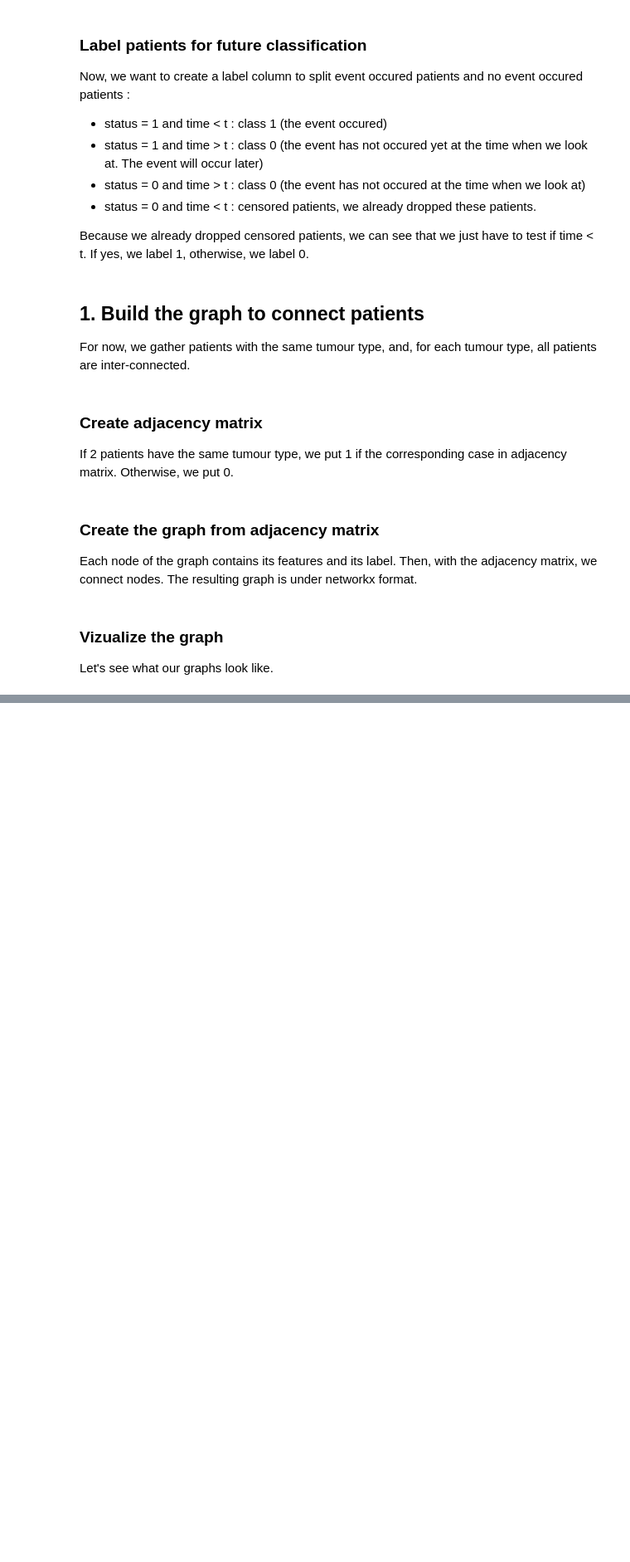
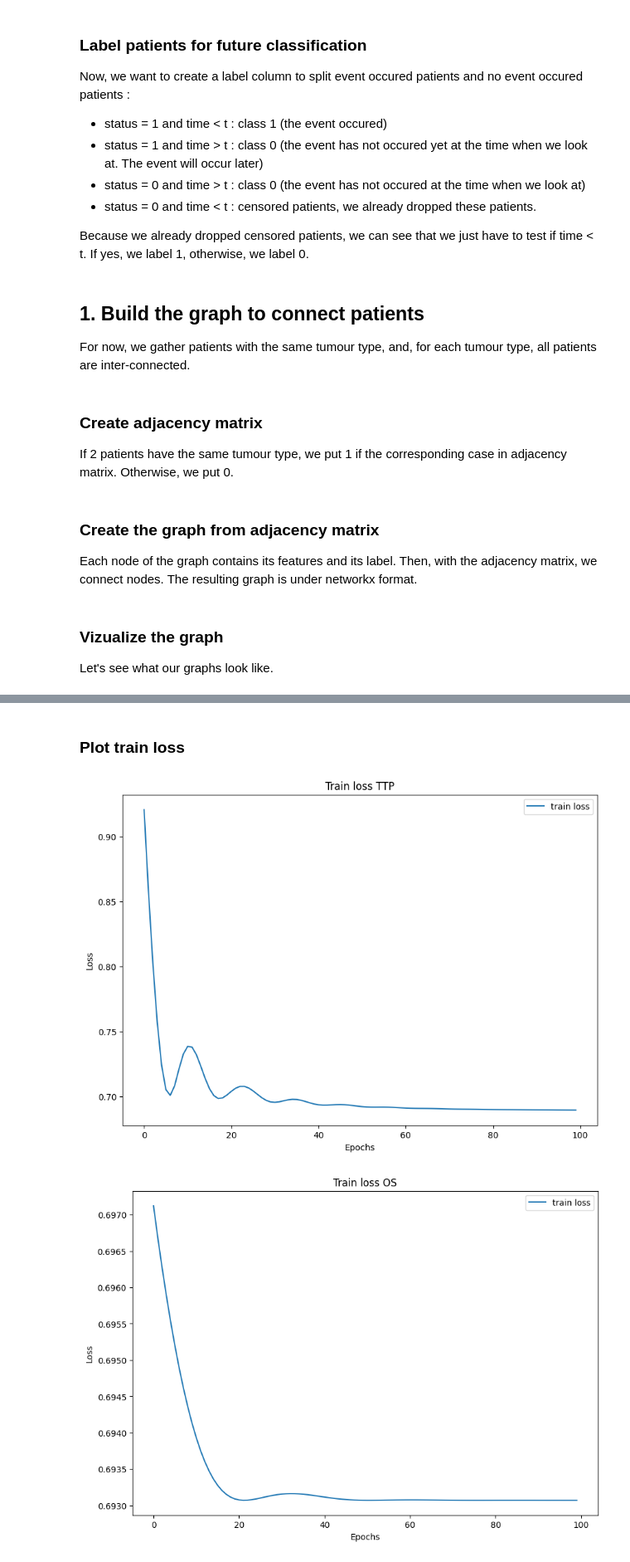
Before and after one commit to Arthur8754/mutational-signatures, a Jupyter notebook: gnn-cox.ipynb, the cells around one changed output, grey strips where cells are left out. Shown: that part at 83% size. Cells and saved outputs as stored; diff of their text form; code cells hidden in the pictures; blank space fills up the shorter version.

Commit message:
Train GCN for survival classification

```diff
--- a/gnn-cox.ipynb
+++ b/gnn-cox.ipynb
@@ -153,0 +179,13 @@ buildgraph_os.show_graph("OS graph","os-graph.png")
+# %%
+# Loss :
+loss_function = torch.nn.BCELoss()
+
+# Optimizer :
+optimizer_ttp = torch.optim.Adam(gcn_classifier_ttp.parameters(), lr=0.01)
+optimizer_os = torch.optim.Adam(gcn_classifier_os.parameters(), lr=0.01)
+# %%
+## TTP :
+train_manager_ttp = GCNTrainTestManager(gcn_classifier_ttp, pyg_graph_ttp, loss_function, optimizer_ttp)
+
+## OS :
+train_manager_os = GCNTrainTestManager(gcn_classifier_os, pyg_graph_os, loss_function, optimizer_os)
@@ -153,0 +194,3 @@ buildgraph_os.show_graph("OS graph","os-graph.png")
+# %%
+## TTP :
+train_manager_ttp.train(n_epochs=100)
@@ -153,0 +209,3 @@ buildgraph_os.show_graph("OS graph","os-graph.png")
+# %%
+## OS :
+train_manager_os.train(n_epochs=100)
@@ -153,0 +224,11 @@ buildgraph_os.show_graph("OS graph","os-graph.png")
+# %% [markdown]
+### Plot train loss
+# %%
+## TTP :
+train_manager_ttp.plot_loss("Train loss TTP","train-loss-ttp.png")
+
+## OS :
+train_manager_os.plot_loss("Train loss OS","train-loss-os.png")
+# %% [output]
+[figure, added]
+[figure, added]
```
Also changed, not shown: parts of 10 cells of this notebook, 1 other file.
